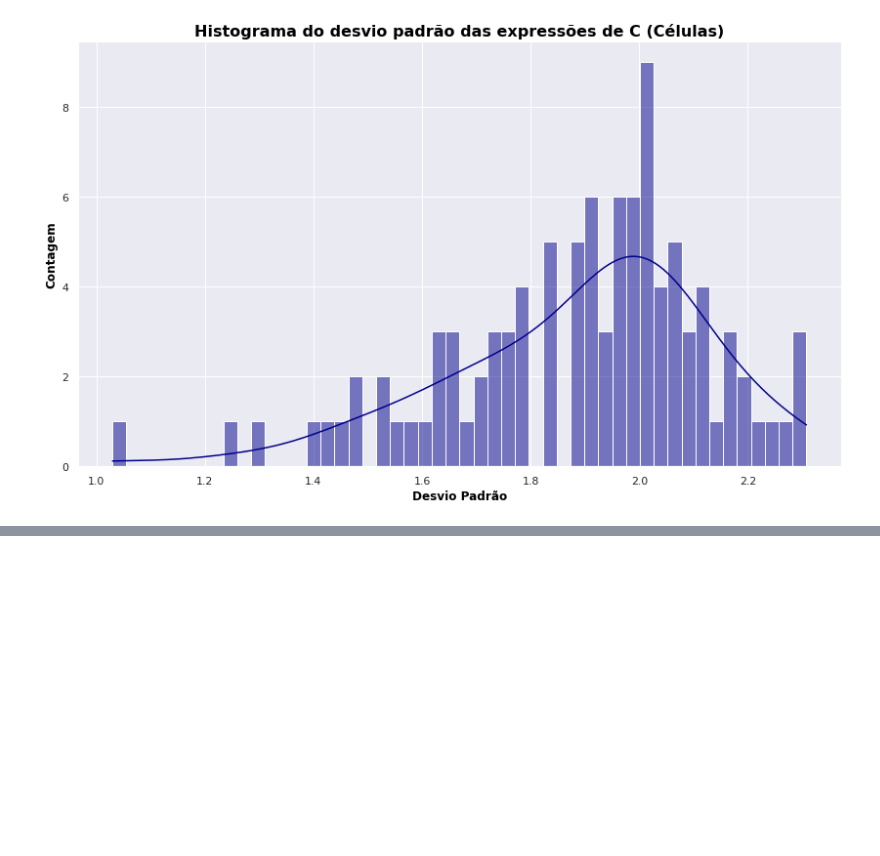
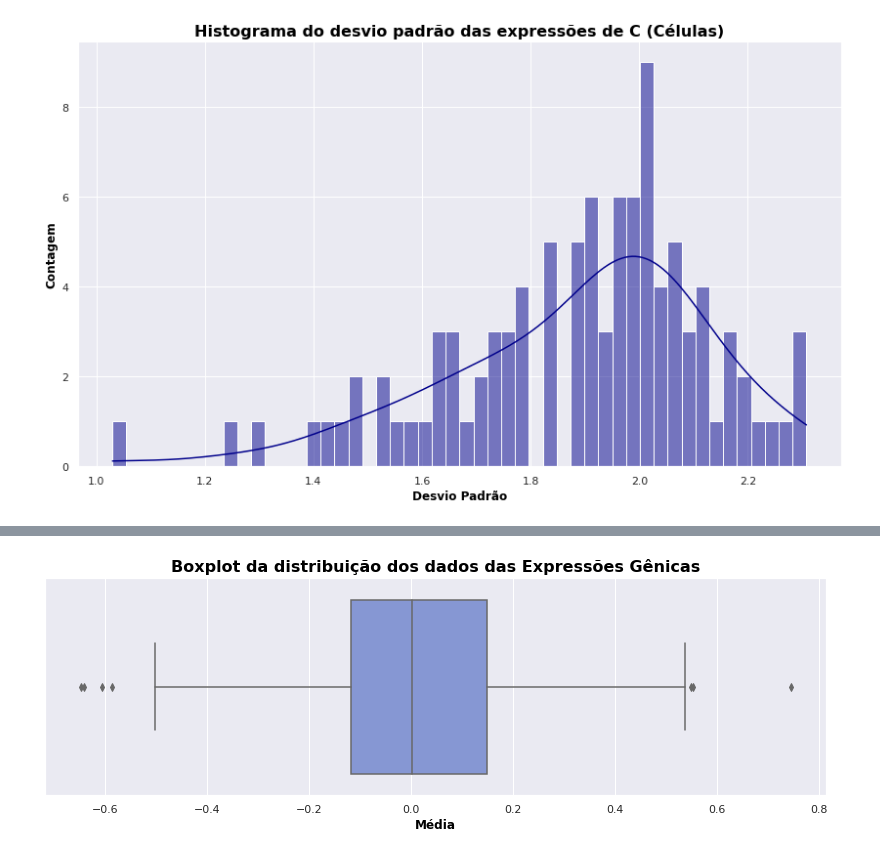
Before and after one commit to dijkstra001/imersao_dados_alura, a Jupyter notebook: ID_ncorreia.ipynb, the cells around one changed output, grey strips where cells are left out. Drawn from its saved outputs; the diff is of its cells as text; code cells hidden in the pictures; blank space fills up the shorter version.

```diff
--- a/ID_ncorreia.ipynb
+++ b/ID_ncorreia.ipynb
@@ -245,0 +264,10 @@ Resumo....
+# %%
+plt.figure(figsize = (14, 4))
+
+boxplot = sns.boxplot(x = 'mean', data = dataset_g, color = '#7990E0')
+boxplot.set_title('Boxplot da distribuição dos dados das Expressões Gênicas', fontdict = font_title)
+boxplot.set_xlabel('Média', fontdict = font_xlabel)
+
+plt.show()
+# %% [output]
+[figure, added]
```
Also changed, not shown: parts of 12 cells of this notebook.
